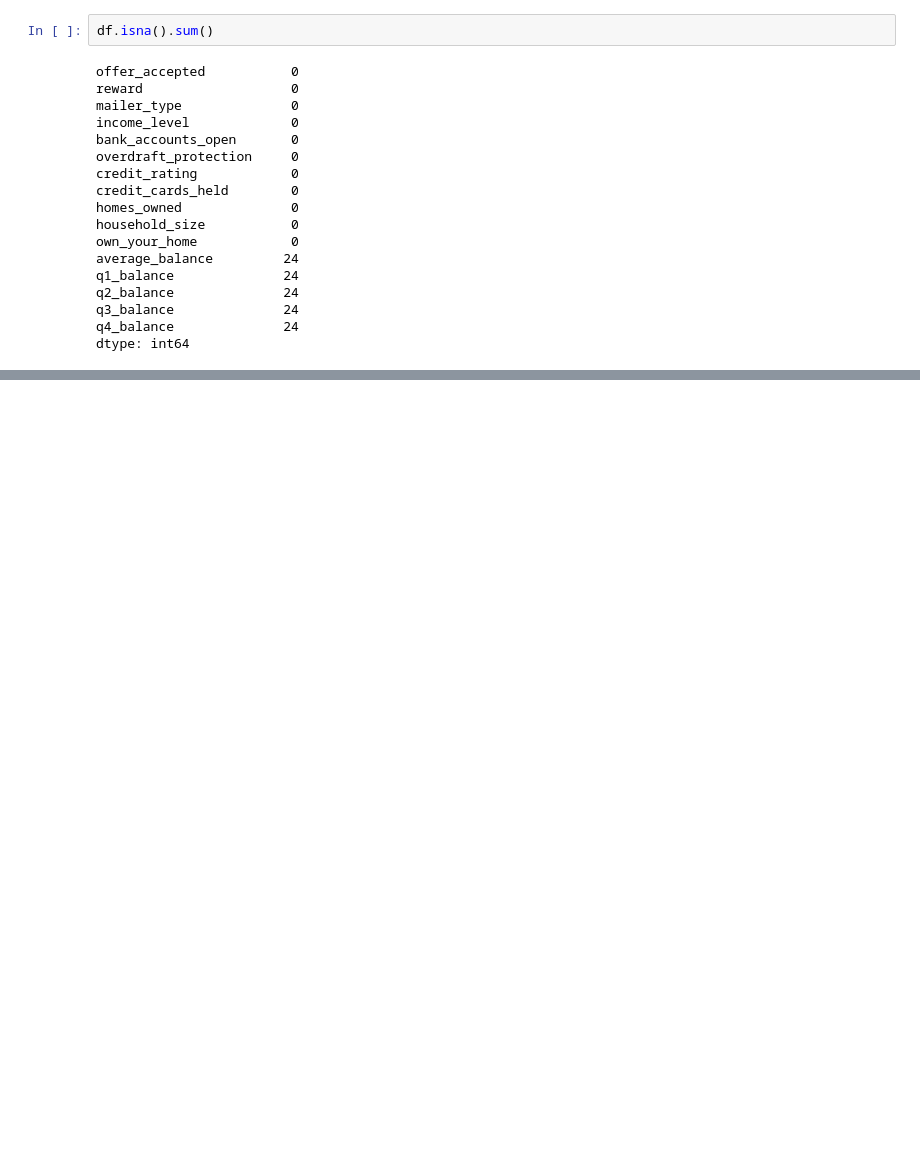
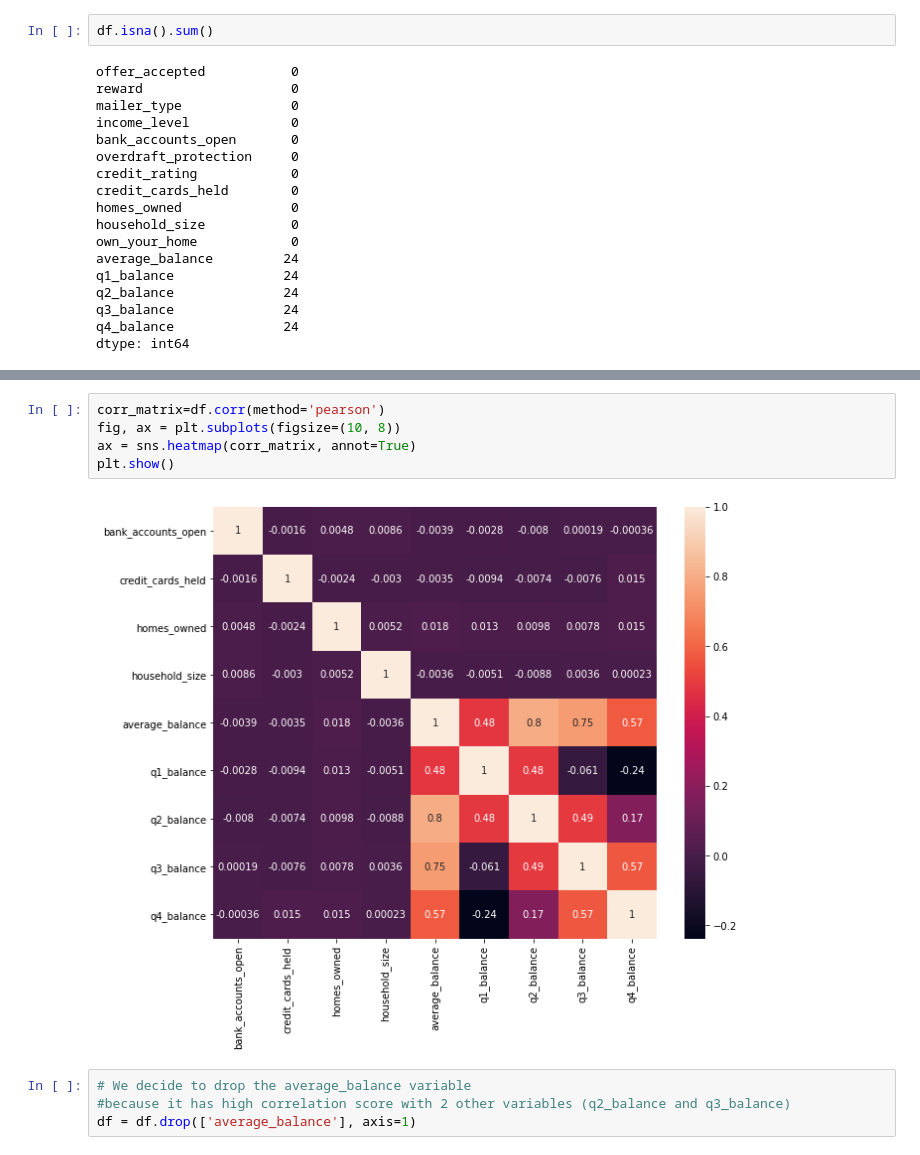
Before and after one commit to diebland/Project-Mid-Term, a Jupyter notebook: Classification_Project.ipynb, the cells around one changed output, grey strips where cells are left out. Drawn from its saved outputs; the diff is of its cells as text; blank space fills up the shorter version.

```diff
--- a/Classification_Project.ipynb
+++ b/Classification_Project.ipynb
@@ -116,0 +258,11 @@ dtype: int64
+# %%
+corr_matrix=df.corr(method='pearson')
+fig, ax = plt.subplots(figsize=(10, 8))
+ax = sns.heatmap(corr_matrix, annot=True)
+plt.show()
+# %% [output]
+[figure, added]
+# %%
+# We decide to drop the average_balance variable
+#because it has high correlation score with 2 other variables (q2_balance and q3_balance)
+df = df.drop(['average_balance'], axis=1)
```
Also changed, not shown: parts of 115 cells of this notebook, 2 other files.
